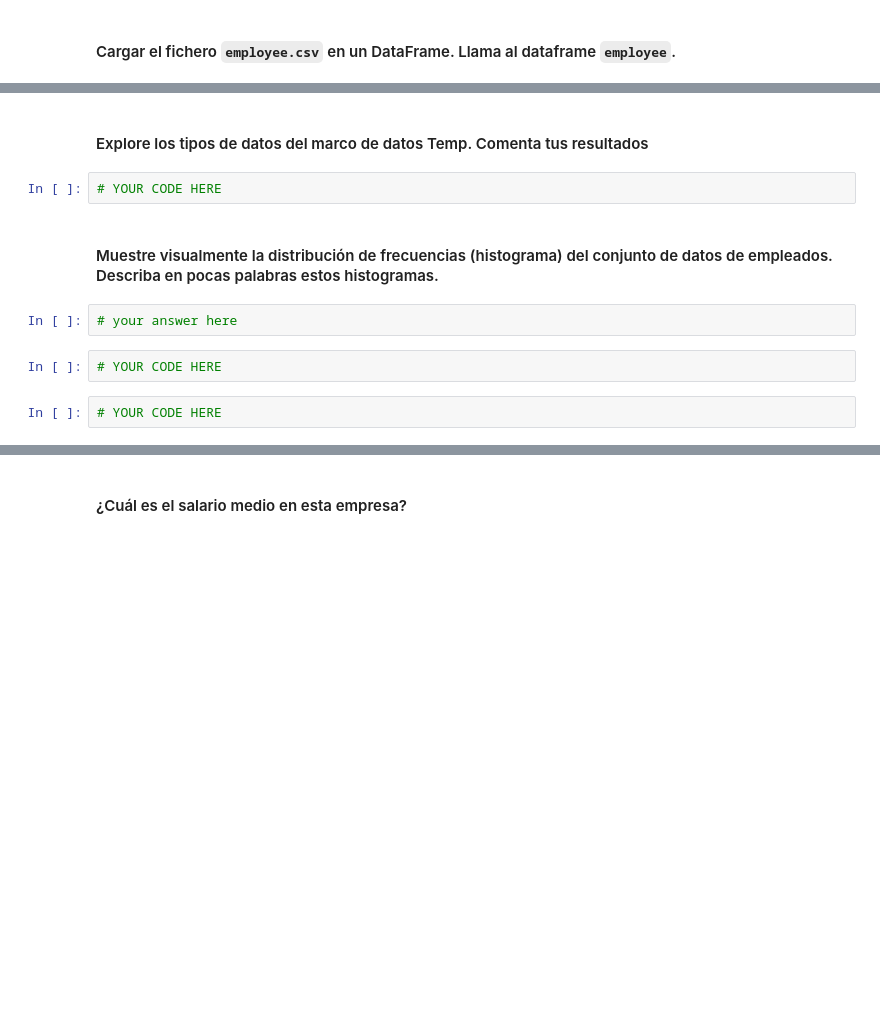
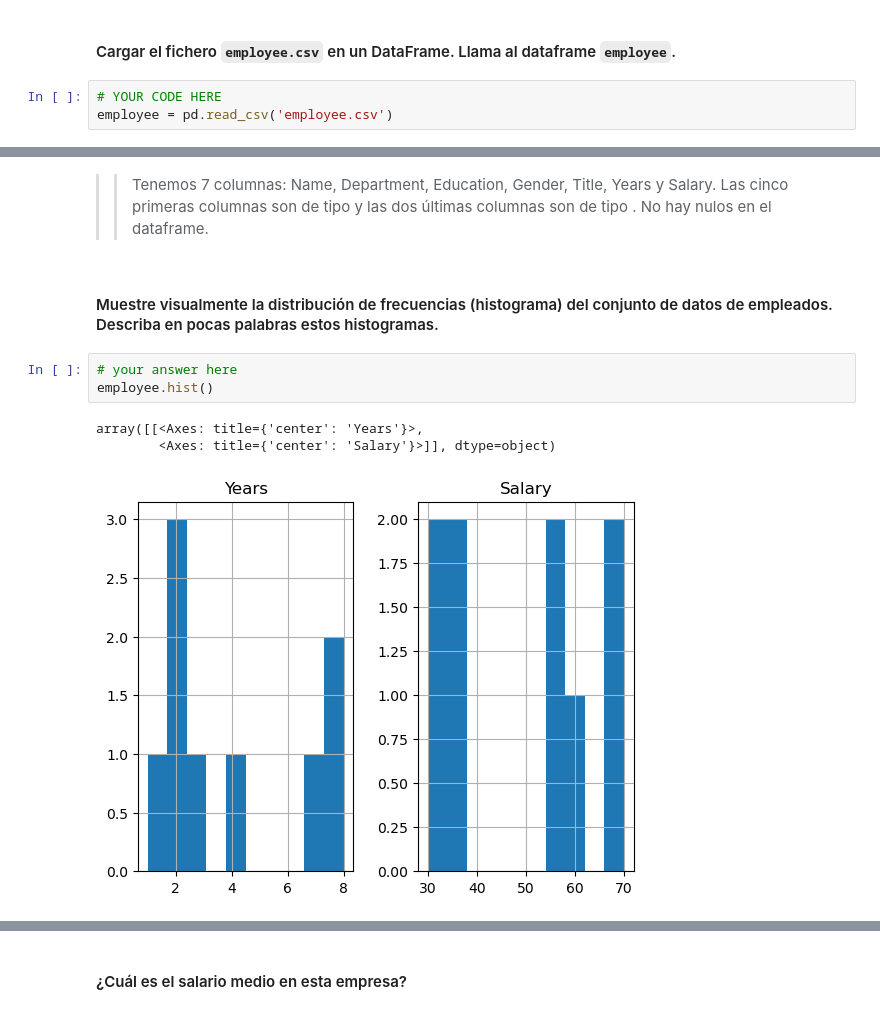
Before and after one commit to tatanapier/lab-descriptive-stats-es, a Jupyter notebook: your-code/main.ipynb, the cells around one changed output, grey strips where cells are left out. Cells and saved outputs as stored; diff of their text form; blank space fills up the shorter version.

```diff
--- a/your-code/main.ipynb
+++ b/your-code/main.ipynb
@@ -59,3 +140,6 @@ temp['State'].value_counts()
 # Desafío 2
 # %% [markdown]
 #### Cargar el fichero `employee.csv` en un DataFrame. Llama al dataframe `employee`.
+# %%
+# YOUR CODE HERE
+employee = pd.read_csv('employee.csv')
@@ -64,12 +166,11 @@ temp['State'].value_counts()
-# %% [markdown]
-#### Explore los tipos de datos del marco de datos Temp. Comenta tus resultados
-# %%
-# YOUR CODE HERE
+# %% [markdown]
+>> Tenemos 7 columnas: Name, Department, Education, Gender, Title, Years y Salary. Las cinco primeras columnas son de tipo <string> y las dos últimas columnas son de tipo <Int>. No hay nulos en el dataframe.
 # %% [markdown]
 #### Muestre visualmente la distribución de frecuencias (histograma) del conjunto de datos de empleados. Describa en pocas palabras estos histogramas.
 # %%
 # your answer here
+employee.hist()
+# %% [output]
+array([[<Axes: title={'center': 'Years'}>,
+        <Axes: title={'center': 'Salary'}>]], dtype=object)
+[figure, added]
-# %%
-# YOUR CODE HERE
-# %%
-# YOUR CODE HERE
```
Also changed, not shown: parts of 40 cells of this notebook.
